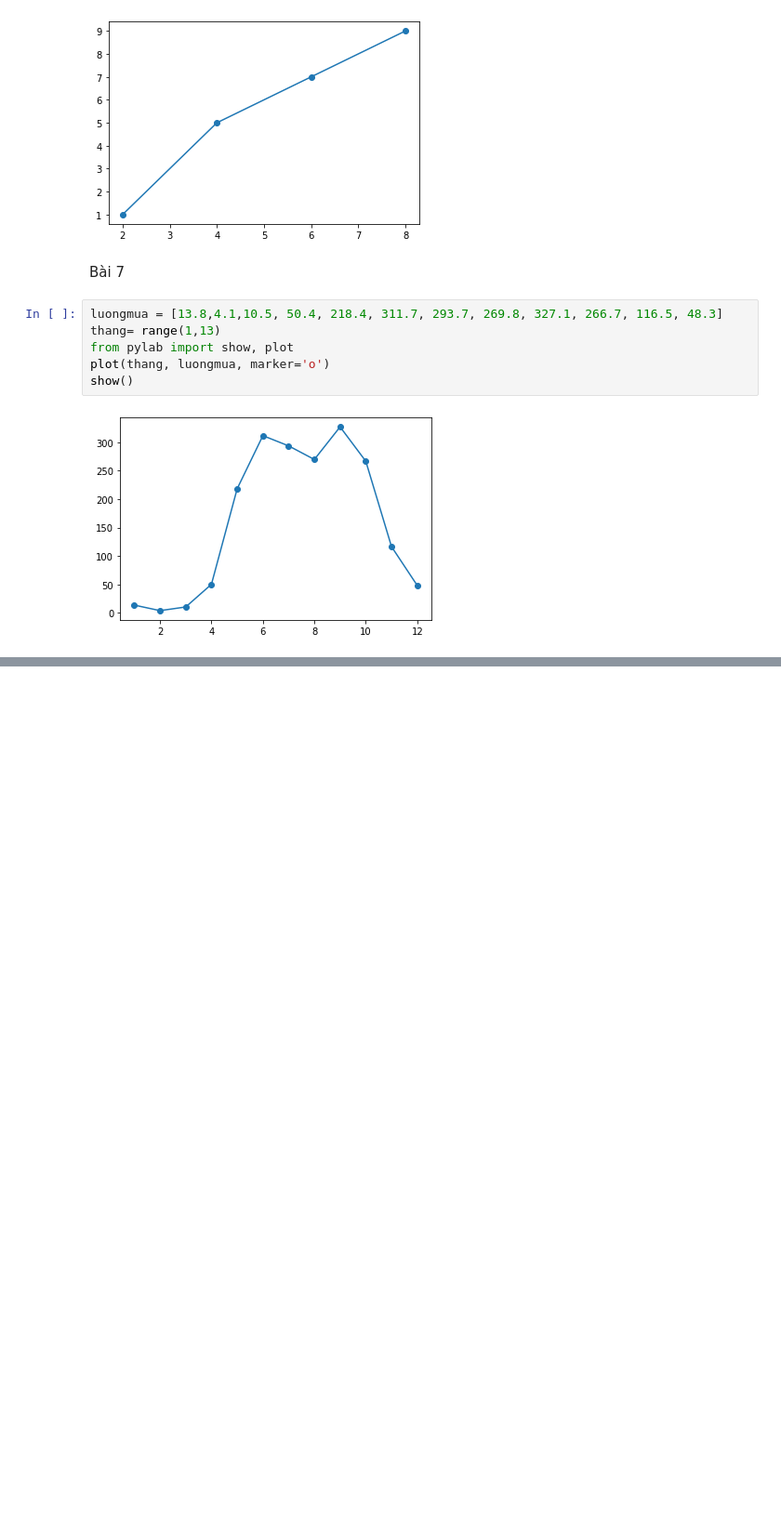
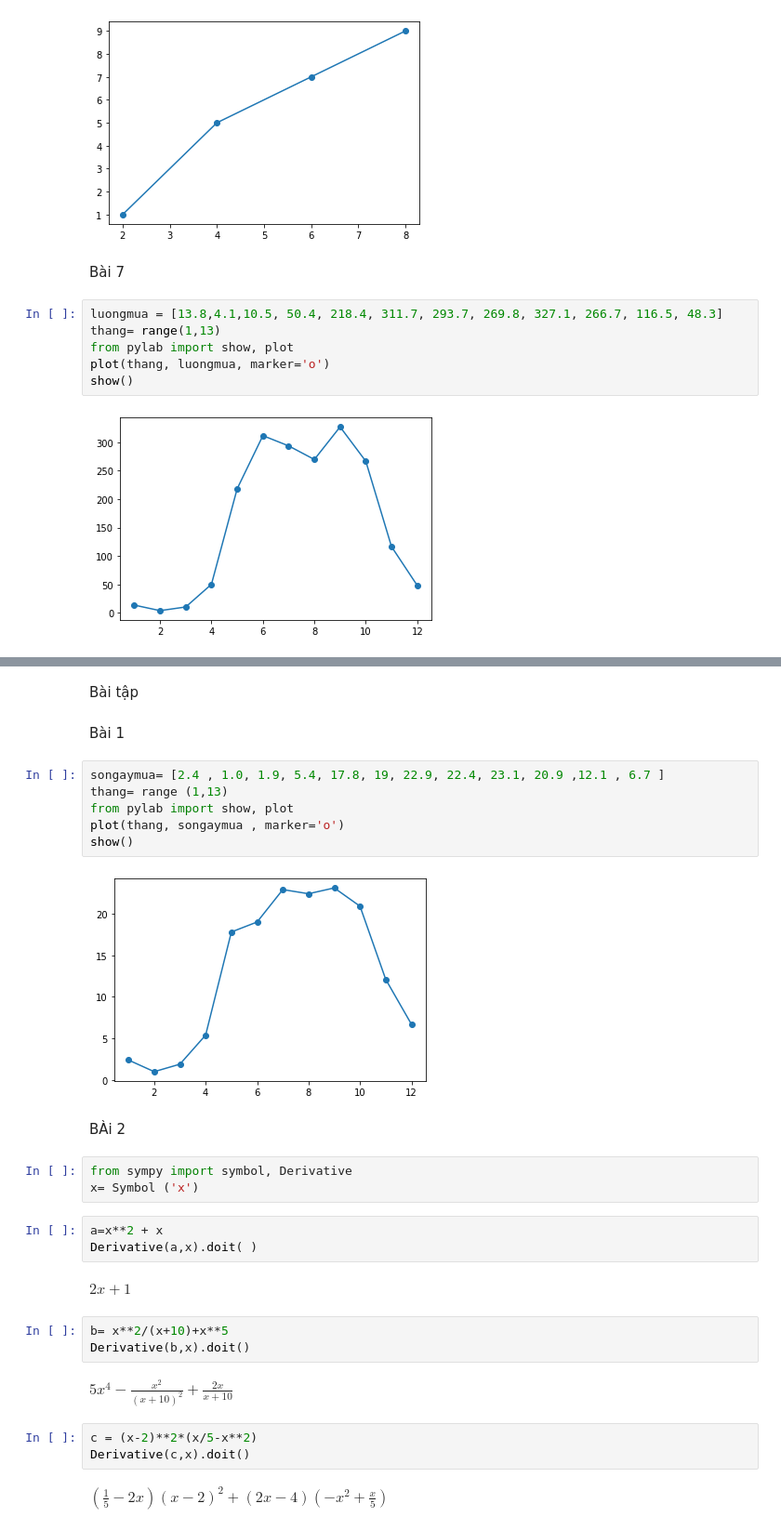
Before and after one commit to NguyenDucHuyCNTT31/THToanCaoCap, a Jupyter notebook: Baitapchuong2.ipynb, the cells around one changed output, grey strips where cells are left out. Shown: that part at 93% size. Saved outputs shown, nothing was run; the diff lists cells and outputs as text; blank space fills up the shorter version.

```diff
--- a/Baitapchuong2.ipynb
+++ b/Baitapchuong2.ipynb
@@ -142,0 +284,32 @@ show()
+# %% [markdown]
+Bài tập
+# %% [markdown]
+Bài 1
+# %%
+songaymua= [2.4 , 1.0, 1.9, 5.4, 17.8, 19, 22.9, 22.4, 23.1, 20.9 ,12.1 , 6.7 ]
+thang= range (1,13)
+from pylab import show, plot
+plot(thang, songaymua , marker='o')
+show()
+# %% [output]
+[figure, added]
+# %% [markdown]
+BÀi 2
+# %%
+from sympy import symbol, Derivative
+x= Symbol ('x')
+# %%
+a=x**2 + x
+Derivative(a,x).doit( )
+# %% [output]
+$\displaystyle 2 x + 1$
+# %%
+b= x**2/(x+10)+x**5
+Derivative(b,x).doit()
+# %% [output]
+$\displaystyle 5 x^{4} - \frac{x^{2}}{\left(x + 10\right)^{2}} + \frac{2 x}{x + 10}$
+# %%
+c = (x-2)**2*(x/5-x**2)
+Derivative(c,x).doit()
+# %% [output]
+$\displaystyle \left(\frac{1}{5} - 2 x\right) \left(x - 2\right)^{2} + \left(2 x - 4\right) \left(- x^{2} + \frac{x}{5}\right)$
```
Also changed, not shown: parts of 33 cells of this notebook.
